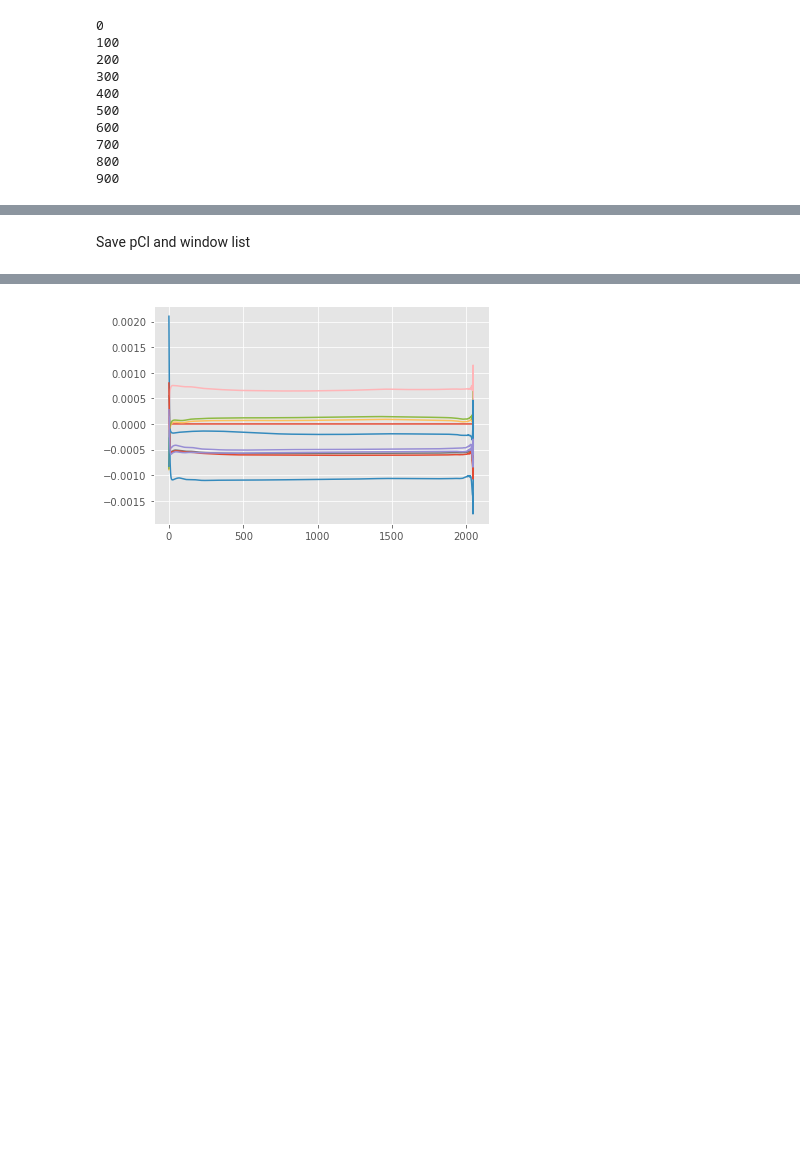
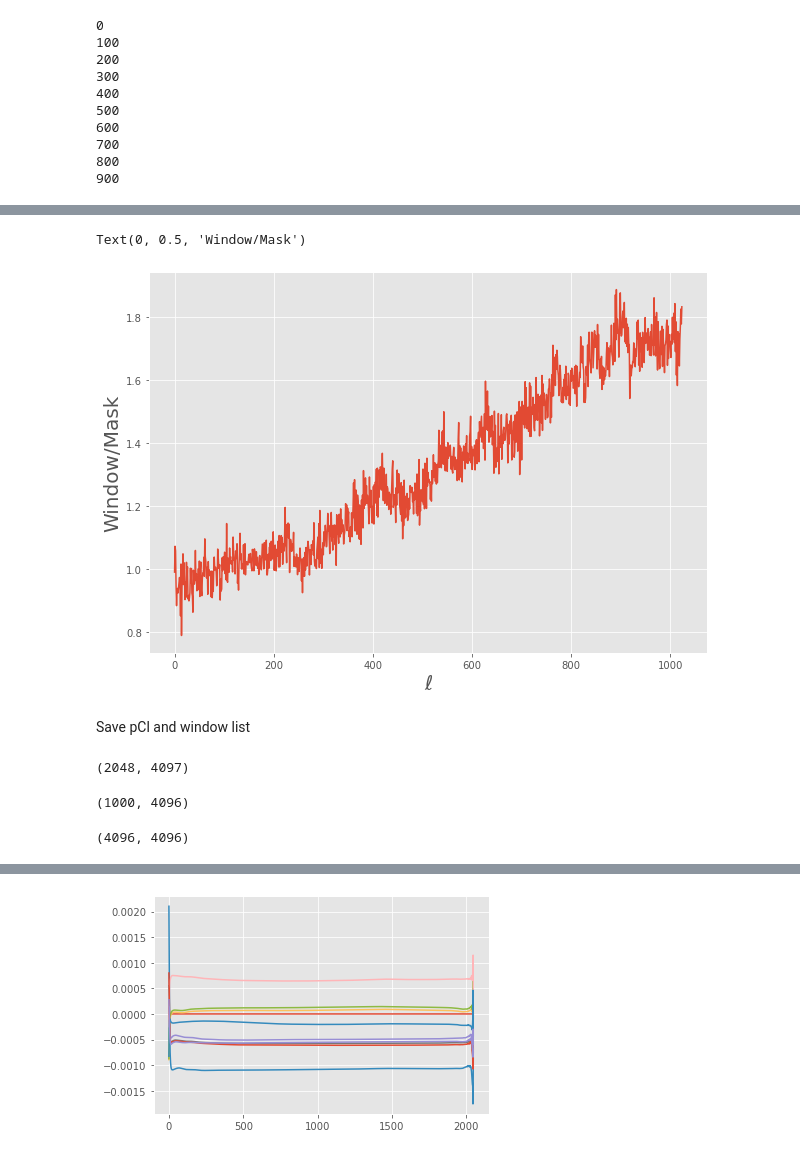
Before and after one commit to tanveerkarim/imaging-sys-covariance, a Jupyter notebook: notebooks/Generate_pcl_th.ipynb, the cells around one changed output, grey strips where cells are left out. Cells and saved outputs as stored; diff of their text form; code cells hidden in the pictures; blank space fills up the shorter version.

```diff
--- a/notebooks/Generate_pcl_th.ipynb
+++ b/notebooks/Generate_pcl_th.ipynb
@@ -524,2 +553,10 @@ for window in window_list:
+# %%
+plt.figure(figsize=pm.fsize)
+plt.plot(pm.ell, window_cl_array.mean(axis = 0)[:pm.ell.shape[0]]/mask_cl[:pm.ell.shape[0]])
+plt.xlabel(r"$\ell$", fontsize = pm.fs)
+plt.ylabel("Window/Mask", fontsize = pm.fs)
+# %% [output]
+Text(0, 0.5, 'Window/Mask')
+[figure, added]
 # %% [markdown]
 Save pCl and window list
@@ -527,0 +563,4 @@ np.save("../dat/pcl_th.npy", pcl_th, allow_pickle=False)
+# %%
+M.shape
+# %% [output]
+(2048, 4097)
@@ -527,0 +571,4 @@ np.save("../dat/pcl_th.npy", pcl_th, allow_pickle=False)
+# %%
+window_cl_array.shape
+# %% [output]
+(1000, 4096)
@@ -527,0 +577,4 @@ np.save("../dat/pcl_th.npy", pcl_th, allow_pickle=False)
+# %%
+cov_window.shape
+# %% [output]
+(4096, 4096)
```
Also changed, not shown: parts of 19 cells of this notebook.
